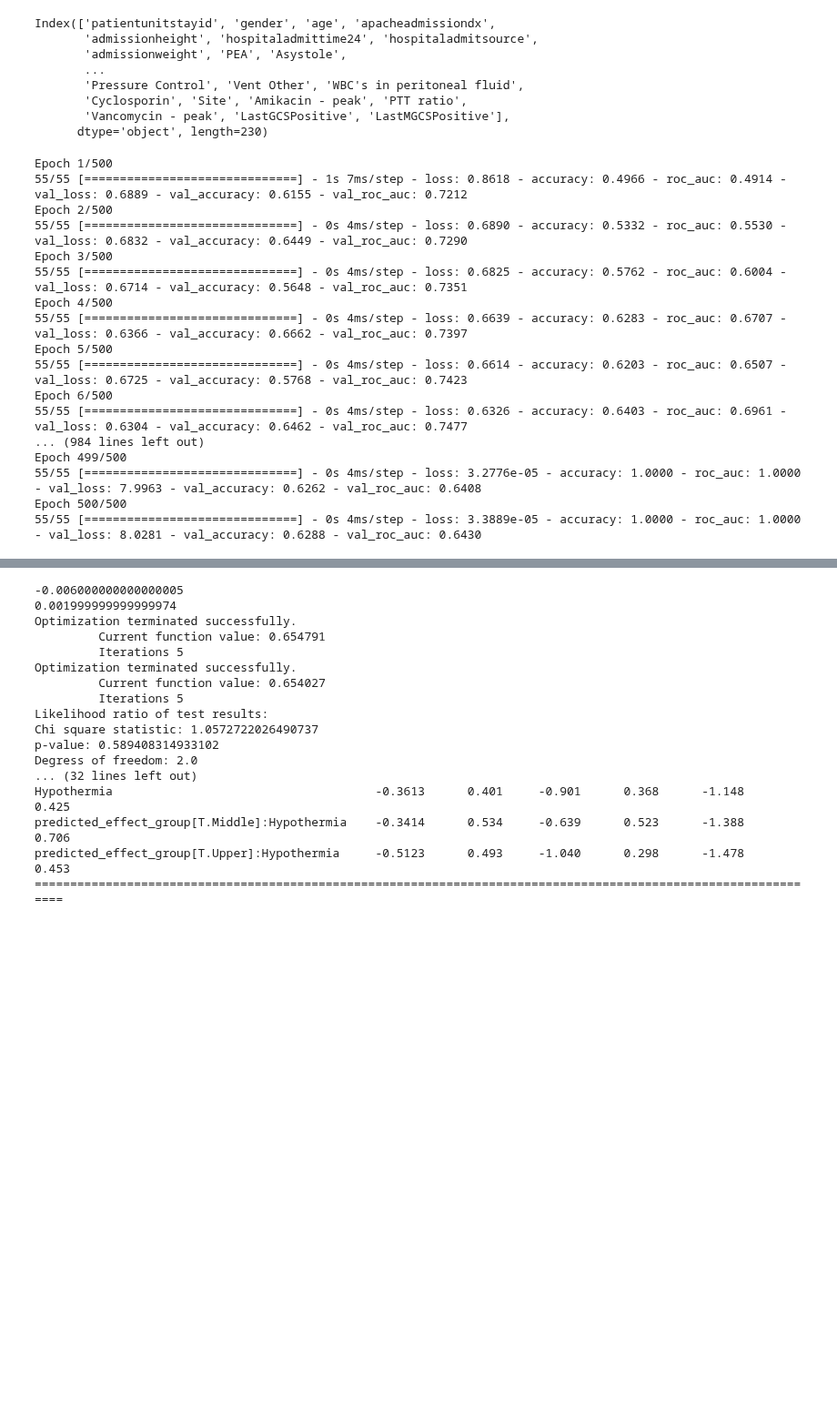
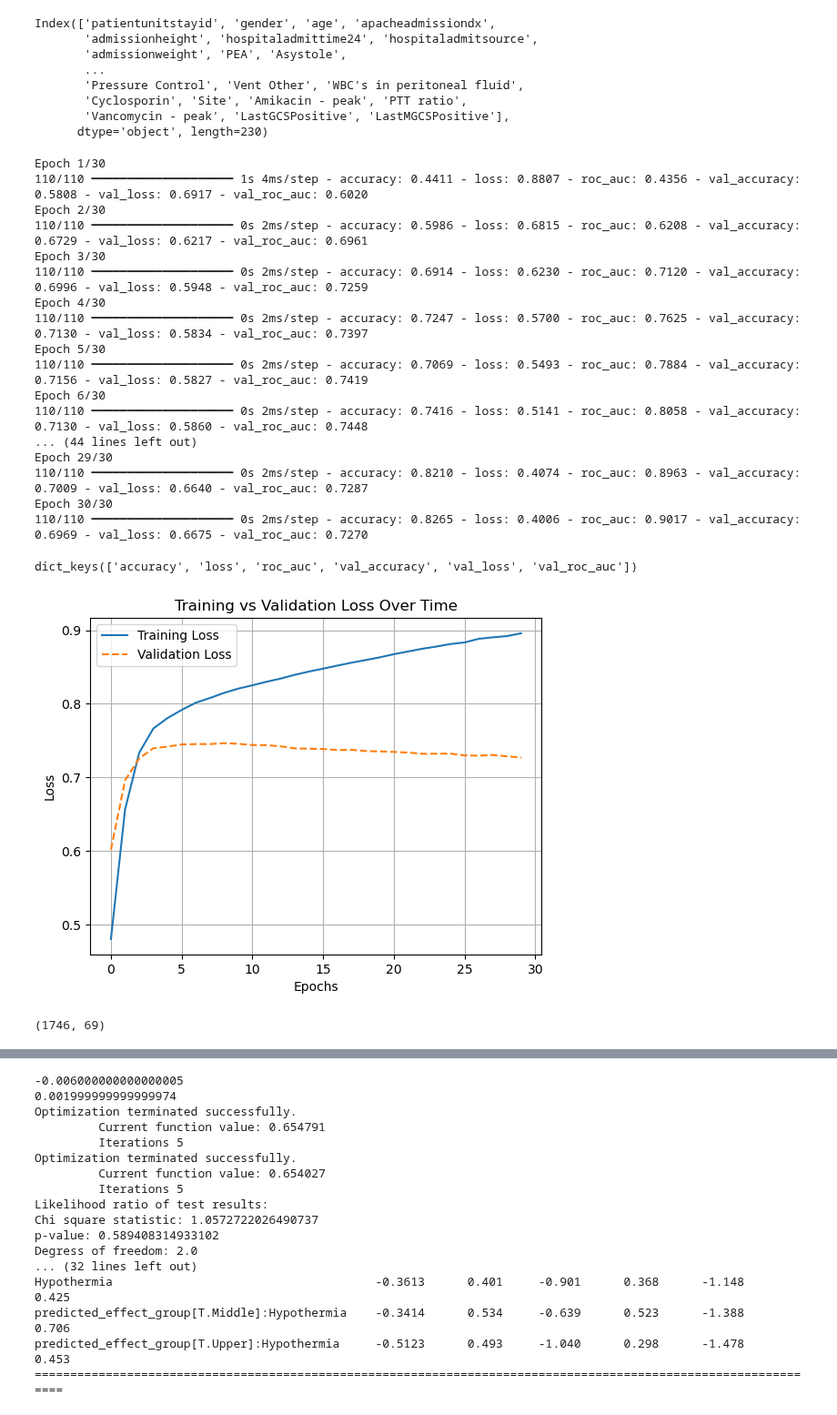
Before and after one commit to michelraskin/ttmhte, a Jupyter notebook: eICU/eICUAnalysisNeural.ipynb, the cells around one changed output, grey strips where cells are left out. Shown at 91% size. Drawn from its saved outputs; the diff is of its cells as text; code cells hidden in the pictures; blank space fills up the shorter version.

```diff
--- a/eICU/eICUAnalysisNeural.ipynb
+++ b/eICU/eICUAnalysisNeural.ipynb
@@ -122,17 +128,23 @@ myYValue = myYValue.astype(int)
 
 X_train, X_test, y_train, y_test = train_test_split(myXValue, myYValue, stratify=myPredictorsDf[myFilter][['LastGCS15', 'Hypothermia']], test_size=0.3)
 # %%
+def getDefaultPipelineSteps(X_train):
+    myNumericalColumns = X_train.columns[(X_train.nunique() > 5) & (X_train.dtypes != object)]
+    myBinaryColumns = X_train.columns[X_train.nunique() == 2]
+    myPreprocessor = getDefaultPreprocessor(aNumericalColumns=myNumericalColumns, aBinaryColumns=myBinaryColumns)
+    return [('preprocessor', myPreprocessor), ('imputer', SimpleImputer(missing_values=np.nan, strategy='mean')), ('pca', PCA(n_components=0.95))]
 myPipelineSteps = getDefaultPipelineSteps(X_train)
 myPipeline = Pipeline(myPipelineSteps)
 # %%
 X_train_transf = myPipeline.fit_transform(X_train)
 X_test_transf = myPipeline.transform(X_test)
+X_train_transf = pd.DataFrame(X_train_transf, columns = myPipeline.get_feature_names_out())
+X_test_transf = pd.DataFrame(X_test_transf, columns = myPipeline.get_feature_names_out())
+
 model = keras.Sequential([
-    layers.Dense(1000, activation='relu', input_shape=(X_train_transf.shape[1],)),  # Input layer
-    layers.Dense(200, activation='relu'),  # Hidden layer
-    layers.Dense(50, activation='relu'),  # Hidden layer
-    layers.Dense(20, activation='relu'),  # Hidden layer
-    layers.Dense(1, activation='sigmoid')  # Output layer for binary classification
+    keras.Input(shape=(X_train_transf.shape[1],)),
+    layers.Dense(16, activation='relu'),
+    layers.Dense(1, activation='sigmoid')
 ])
 
 # Compile the model
@@ -141,25 +153,50 @@ model.compile(optimizer='adam',
               metrics=['accuracy', tf.keras.metrics.AUC(name="roc_auc")])
 # %%
 
-history = model.fit(X_train_transf, y_train, epochs=200, batch_size=32, validation_data=(X_test_transf, y_test))
+history = model.fit(X_train_transf, y_train, epochs=30, batch_size=16, validation_data=(X_test_transf, y_test))
 # %% [output]
-Epoch 1/500
-55/55 [==============================] - 1s 7ms/step - loss: 0.8618 - accuracy: 0.4966 - roc_auc: 0.4914 - val_loss: 0.6889 - val_accuracy: 0.6155 - val_roc_auc: 0.7212
-Epoch 2/500
-55/55 [==============================] - 0s 4ms/step - loss: 0.6890 - accuracy: 0.5332 - roc_auc: 0.5530 - val_loss: 0.6832 - val_accuracy: 0.6449 - val_roc_auc: 0.7290
-Epoch 3/500
-55/55 [==============================] - 0s 4ms/step - loss: 0.6825 - accuracy: 0.5762 - roc_auc: 0.6004 - val_loss: 0.6714 - val_accuracy: 0.5648 - val_roc_auc: 0.7351
-Epoch 4/500
-55/55 [==============================] - 0s 4ms/step - loss: 0.6639 - accuracy: 0.6283 - roc_auc: 0.6707 - val_loss: 0.6366 - val_accuracy: 0.6662 - val_roc_auc: 0.7397
-Epoch 5/500
-55/55 [==============================] - 0s 4ms/step - loss: 0.6614 - accuracy: 0.6203 - roc_auc: 0.6507 - val_loss: 0.6725 - val_accuracy: 0.5768 - val_roc_auc: 0.7423
-Epoch 6/500
-55/55 [==============================] - 0s 4ms/step - loss: 0.6326 - accuracy: 0.6403 - roc_auc: 0.6961 - val_loss: 0.6304 - val_accuracy: 0.6462 - val_roc_auc: 0.7477
-... (984 lines left out)
-Epoch 499/500
-55/55 [==============================] - 0s 4ms/step - loss: 3.2776e-05 - accuracy: 1.0000 - roc_auc: 1.0000 - val_loss: 7.9963 - val_accuracy: 0.6262 - val_roc_auc: 0.6408
-Epoch 500/500
-55/55 [==============================] - 0s 4ms/step - loss: 3.3889e-05 - accuracy: 1.0000 - roc_auc: 1.0000 - val_loss: 8.0281 - val_accuracy: 0.6288 - val_roc_auc: 0.6430
+Epoch 1/30
+110/110 ━━━━━━━━━━━━━━━━━━━━ 1s 4ms/step - accuracy: 0.4411 - loss: 0.8807 - roc_auc: 0.4356 - val_accuracy: 0.5808 - val_loss: 0.6917 - val_roc_auc: 0.6020
+Epoch 2/30
+110/110 ━━━━━━━━━━━━━━━━━━━━ 0s 2ms/step - accuracy: 0.5986 - loss: 0.6815 - roc_auc: 0.6208 - val_accuracy: 0.6729 - val_loss: 0.6217 - val_roc_auc: 0.6961
+Epoch 3/30
+110/110 ━━━━━━━━━━━━━━━━━━━━ 0s 2ms/step - accuracy: 0.6914 - loss: 0.6230 - roc_auc: 0.7120 - val_accuracy: 0.6996 - val_loss: 0.5948 - val_roc_auc: 0.7259
+Epoch 4/30
+110/110 ━━━━━━━━━━━━━━━━━━━━ 0s 2ms/step - accuracy: 0.7247 - loss: 0.5700 - roc_auc: 0.7625 - val_accuracy: 0.7130 - val_loss: 0.5834 - val_roc_auc: 0.7397
+Epoch 5/30
+110/110 ━━━━━━━━━━━━━━━━━━━━ 0s 2ms/step - accuracy: 0.7069 - loss: 0.5493 - roc_auc: 0.7884 - val_accuracy: 0.7156 - val_loss: 0.5827 - val_roc_auc: 0.7419
+Epoch 6/30
+110/110 ━━━━━━━━━━━━━━━━━━━━ 0s 2ms/step - accuracy: 0.7416 - loss: 0.5141 - roc_auc: 0.8058 - val_accuracy: 0.7130 - val_loss: 0.5860 - val_roc_auc: 0.7448
+... (44 lines left out)
+Epoch 29/30
+110/110 ━━━━━━━━━━━━━━━━━━━━ 0s 2ms/step - accuracy: 0.8210 - loss: 0.4074 - roc_auc: 0.8963 - val_accuracy: 0.7009 - val_loss: 0.6640 - val_roc_auc: 0.7287
+Epoch 30/30
+110/110 ━━━━━━━━━━━━━━━━━━━━ 0s 2ms/step - accuracy: 0.8265 - loss: 0.4006 - roc_auc: 0.9017 - val_accuracy: 0.6969 - val_loss: 0.6675 - val_roc_auc: 0.7270
+# %%
+history.history.keys()
+# %% [output]
+dict_keys(['accuracy', 'loss', 'roc_auc', 'val_accuracy', 'val_loss', 'val_roc_auc'])
+# %%
+# Extract loss values
+train_loss = history.history['roc_auc']
+val_loss = history.history['val_roc_auc']
+
+# Plot training & validation loss
+plt.plot(train_loss, label='Training Loss')
+plt.plot(val_loss, label='Validation Loss', linestyle='dashed')
+
+plt.xlabel('Epochs')
+plt.ylabel('Loss')
+plt.title('Training vs Validation Loss Over Time')
+plt.legend()
+plt.grid(True)
+plt.show()
+# %% [output]
+[figure, added]
+# %%
+X_train_transf.shape
+# %% [output]
+(1746, 69)
 # %%
 y_pred_probs = model.predict(X_test_transf)  # Probabilities
 
```
Also changed, not shown: parts of 12 cells of this notebook, 5 other files.
